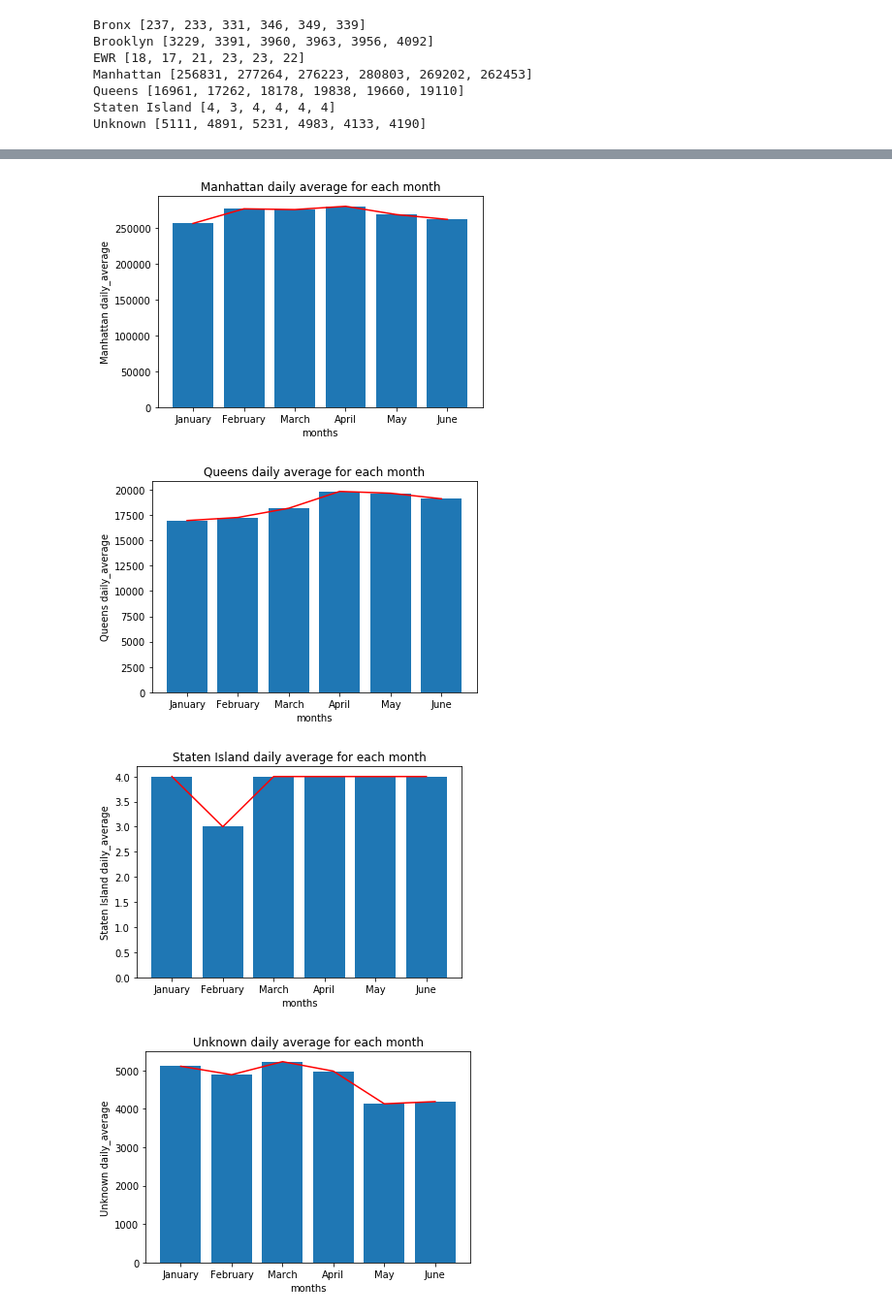
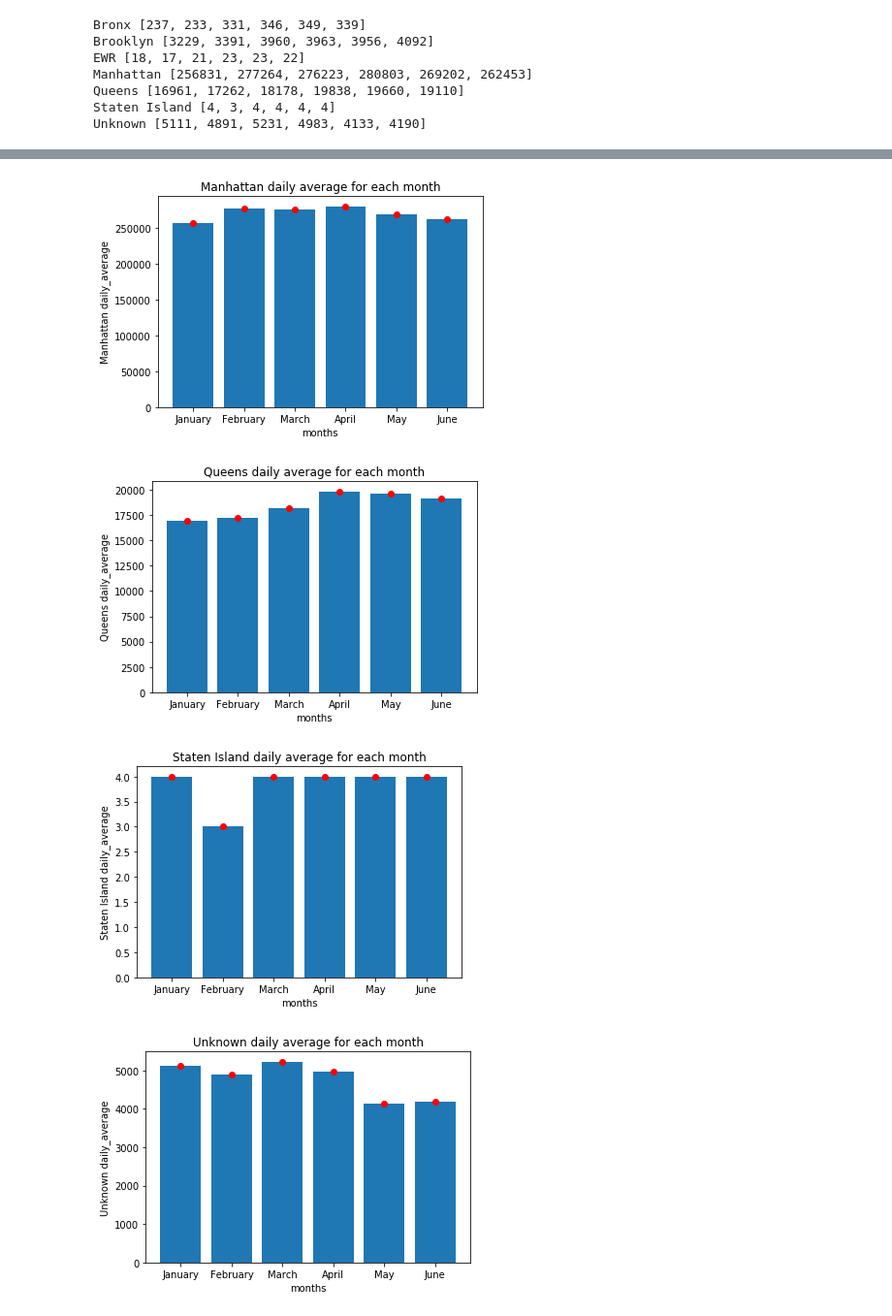
Before and after one commit to dusicastepic/ADMSecondHomework, a Jupyter notebook: RQ1.ipynb, the cells around one changed output, grey strips where cells are left out. Shown at 97% size. Drawn from its saved outputs; the diff is of its cells as text; code cells hidden in the pictures.

```diff
--- a/RQ1.ipynb
+++ b/RQ1.ipynb
@@ -135,7 +135,7 @@ for key,value in borough_averages.items():
     plt.figure()
     plt.ylabel("%s daily_average" %str(key))
     plt.xlabel("months")
-    plt.plot(months,value, 'r')
+    plt.plot(months,value, 'ro')
     plt.bar(months, value)
     plt.title("%s daily average for each month" %str(key))
 # %% [output]
@@ -145,4 +145,4 @@ for key,value in borough_averages.items():
-[figure, old version]
+[figure, new version]
-[figure, old version]
+[figure, new version]
-[figure, old version]
+[figure, new version]
-[figure, old version]
+[figure, new version]
```
Also changed, not shown: parts of 2 cells of this notebook, 1 other file.
